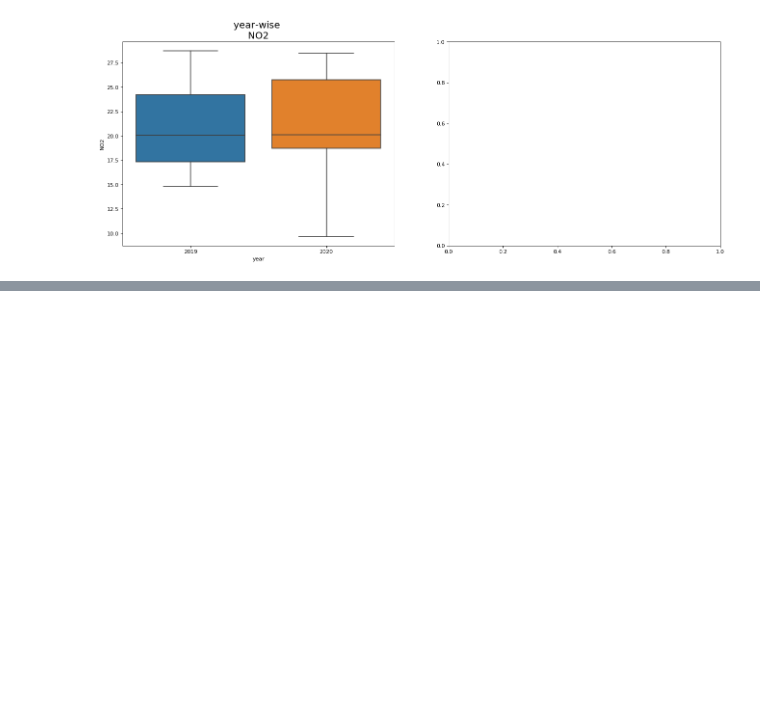
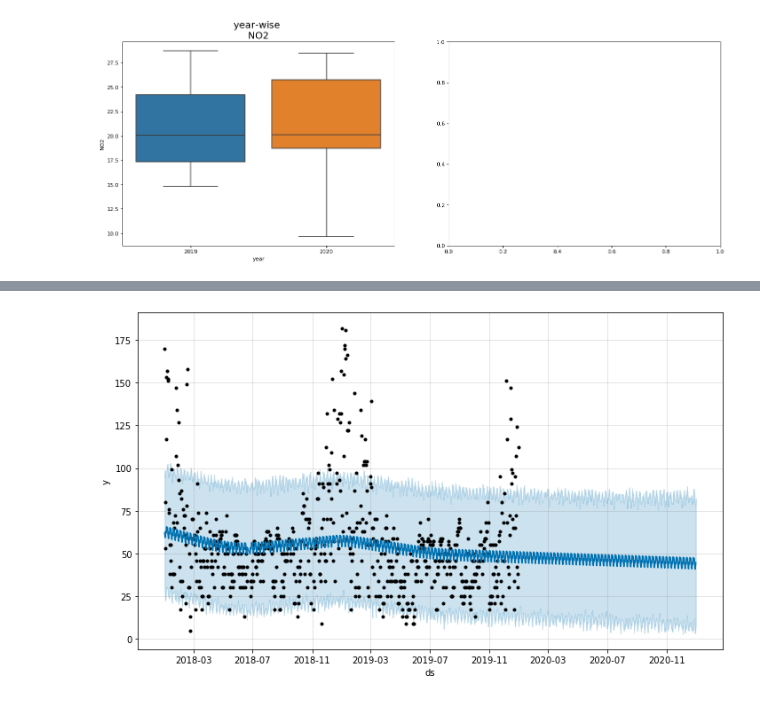
Before and after one commit to mayukh18/covidexplore, a Jupyter notebook: analysis/Data_analysis.ipynb, the cells around one changed output, grey strips where cells are left out. Cells and saved outputs as stored; diff of their text form; code cells hidden in the pictures; blank space fills up the shorter version.

Commit message:
added 1st version of forecasting for Rome

```diff
--- a/analysis/Data_analysis.ipynb
+++ b/analysis/Data_analysis.ipynb
@@ -247,0 +294,6 @@ plot_per_country_boxplot('Italy', 'NO2')
+# %%
+df_train = df_roma.loc[df_roma.year!=2020, :].reset_index()
+df_train = df_train[['date','pm25']]
+df_train = df_train.rename(columns={"date": "ds", "pm25": "y"})
+
+df_train.head(5)
@@ -247,0 +311,3 @@ plot_per_country_boxplot('Italy', 'NO2')
+# %%
+m = Prophet()
+m.fit(df_train)
@@ -247,0 +320,3 @@ plot_per_country_boxplot('Italy', 'NO2')
+# %%
+future = m.make_future_dataframe(periods=365)
+future.tail()
@@ -247,0 +330,3 @@ plot_per_country_boxplot('Italy', 'NO2')
+# %%
+forecast = m.predict(future)
+forecast[['ds', 'yhat', 'yhat_lower', 'yhat_upper']].tail()
@@ -247,0 +340,4 @@ plot_per_country_boxplot('Italy', 'NO2')
+# %%
+forecast_plot = m.plot(forecast)
+# %% [output]
+[figure, added]
```
Also changed, not shown: parts of 14 cells of this notebook.
